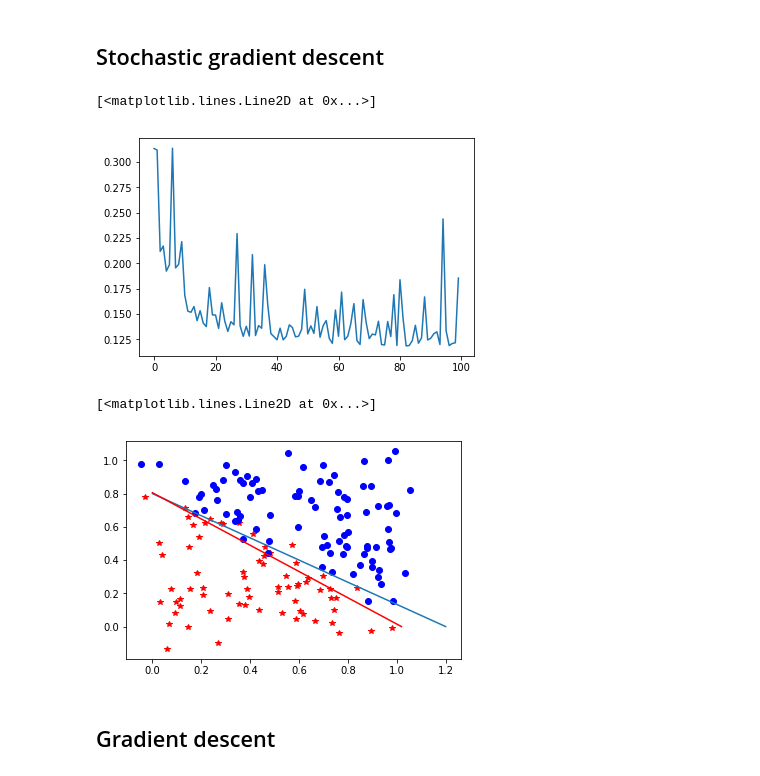
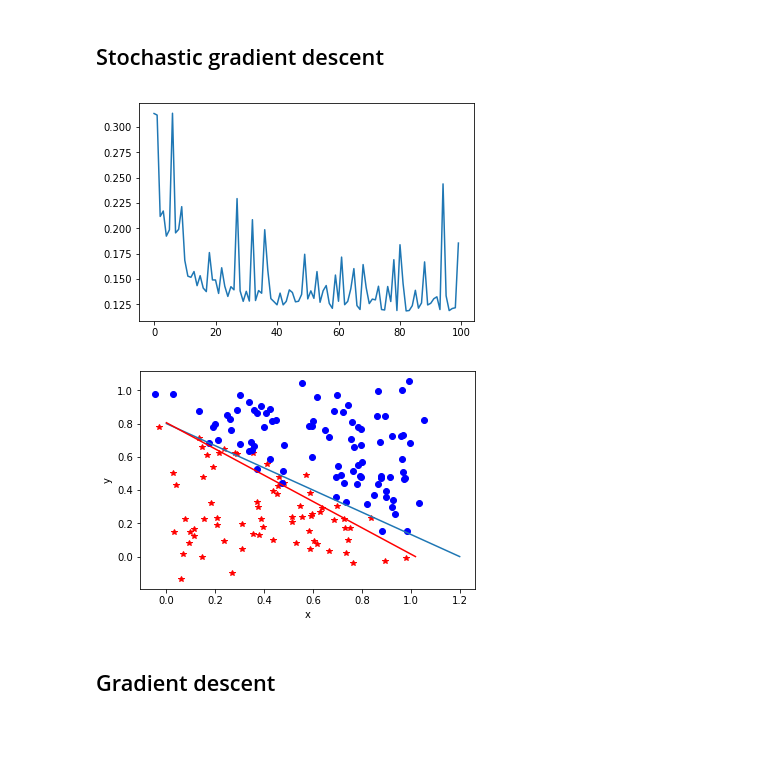
Before and after one commit to AdamLindhe/KEX_VT20, a Jupyter notebook: lena/Logistic_Regression2.ipynb, the cells around one changed output. Drawn from its saved outputs; the diff is of its cells as text; code cells hidden in the pictures; blank space fills up the shorter version.

```diff
--- a/lena/Logistic_Regression2.ipynb
+++ b/lena/Logistic_Regression2.ipynb
@@ -93,42 +103,35 @@ alfa = 1                      # learning rate
 # stochastic gradient descent
 for i in range(epochs):
     for j in range(N_train):
         # choose one data point
         ind = np.random.choice(N_train)
         X_ind = X[ind, :]
         y_ind = y[ind]
 
         (f, df_da) = sigmoid(X_ind, w)
         dL_df = loss_grad(y_ind, f)
         dL_dw = dL_df*df_da*X_ind
 
         w = w - alfa*dL_dw
 
     # every N iterations: check loss function value
     L_tot = 0
 
     # add upp values for all x_i
     for j in range(N_train):
         X_ind = X[j, :]
         y_ind = y[j]
 
         f, df_da = sigmoid(X_ind, w)
         L_tot += loss(y_ind, f)
 
     L_list[i] = L_tot/X.shape[0]
 
 plt.plot(L_list)
+plot_points(x, y, w, c, n)
 # %% [output]
-[<matplotlib.lines.Line2D at 0x...>]
 [figure]
+[figure, added]
-# %%
-plt.plot(x_train[y_train==0,0],x_train[y_train==0,1],'r*') #plots all points with albels 0
-plt.plot(x_train[y_train==1,0],x_train[y_train==1,1],'bo') #plots all points with labels 1
-plt.plot([0,c/n[0]],[c/n[1],0]) #plots the separating hyperplane
-plt.plot([0,-w[0]/w[1]],[-w[0]/w[2],0],'r')
-# %% [output]
-[<matplotlib.lines.Line2D at 0x...>]
-[figure, removed]
 # %% [markdown]
 ## Gradient descent
 # %%
```
Also changed, not shown: parts of 13 cells of this notebook.
